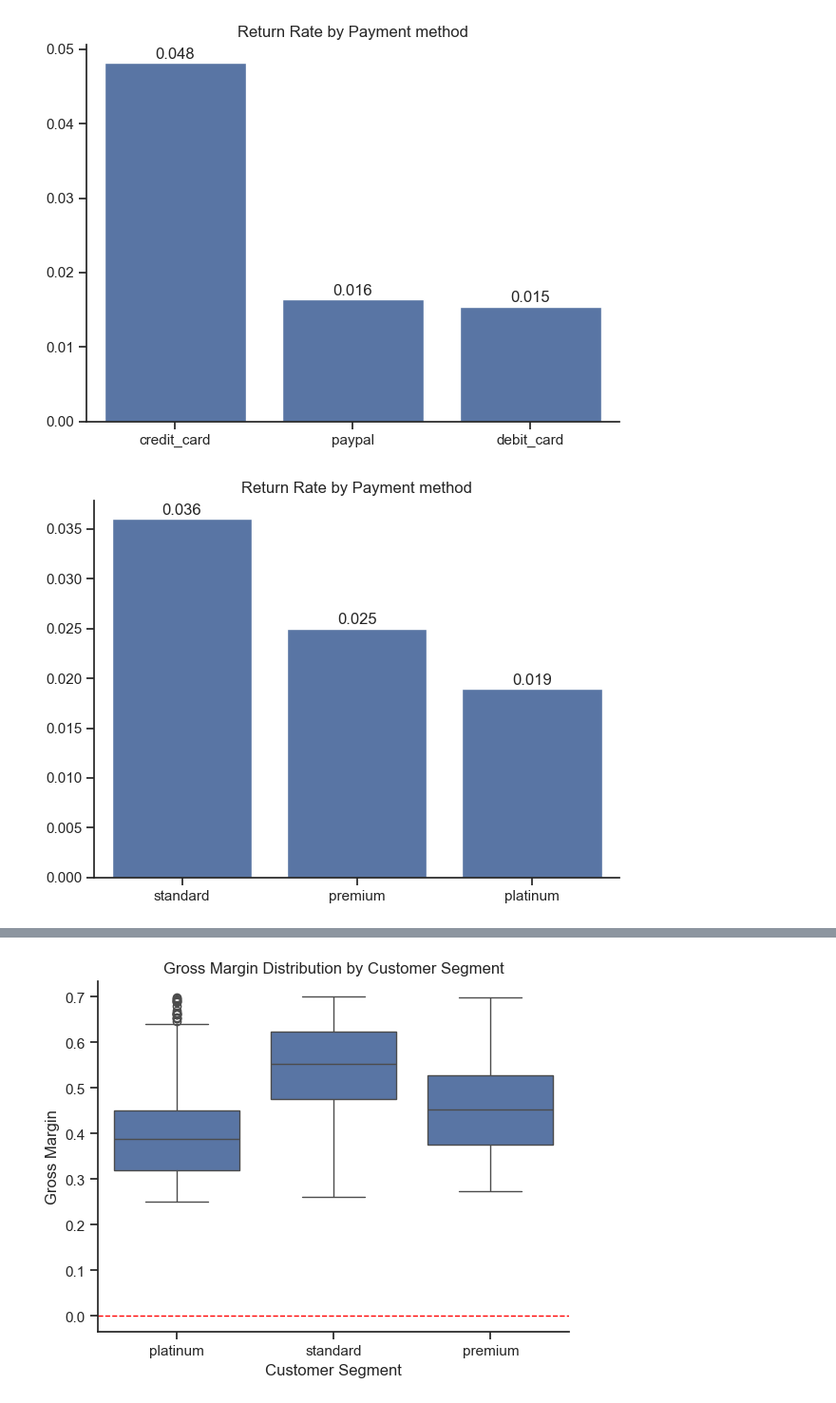
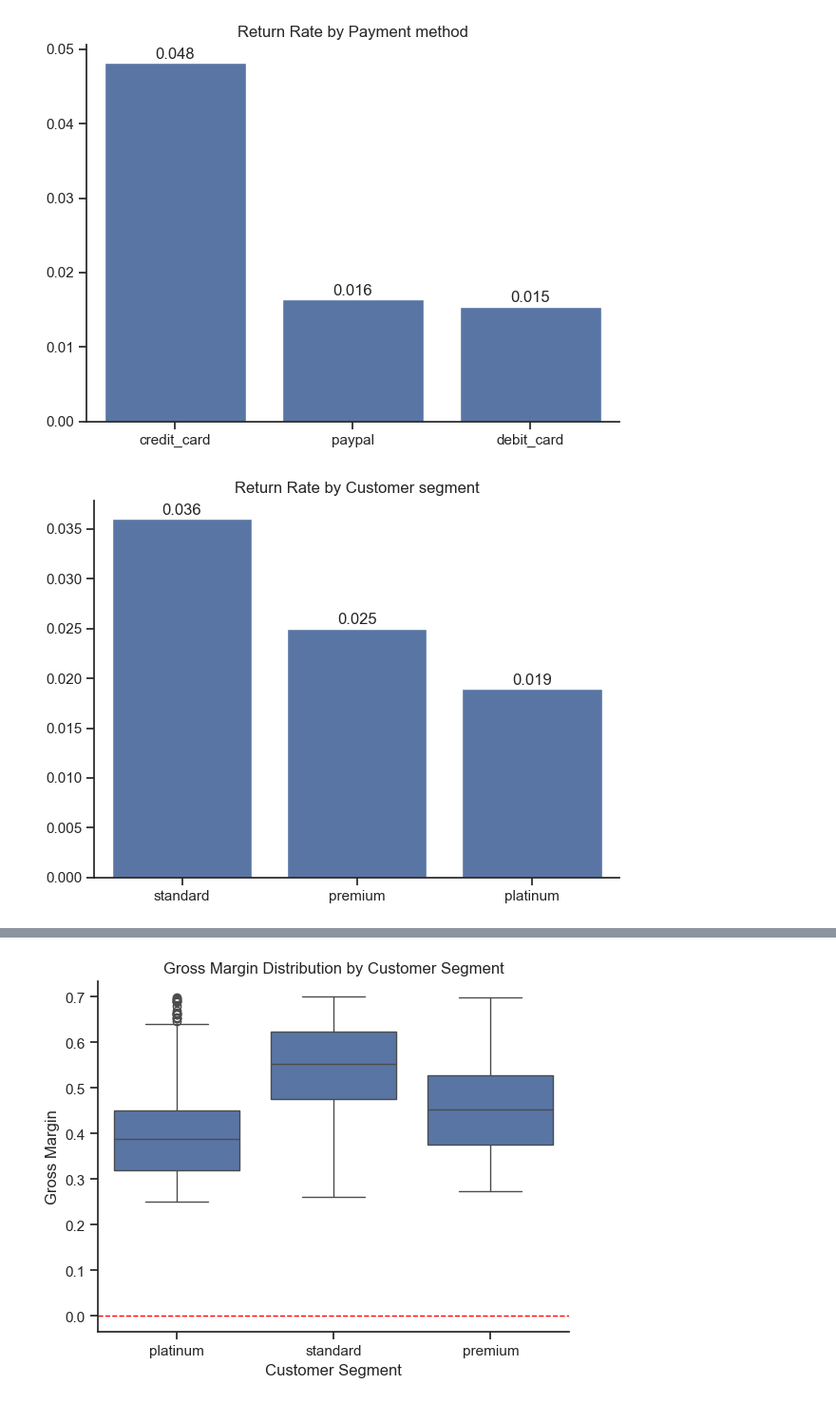
Before and after one commit to spython001/dataflow_inc_analysis, a Jupyter notebook: dtCleaning.ipynb, the cells around one changed output, grey strips where cells are left out. Shown at 95% size. Saved outputs shown, nothing was run; the diff lists cells and outputs as text; code cells hidden in the pictures.

```diff
--- a/dtCleaning.ipynb
+++ b/dtCleaning.ipynb
@@ -666,21 +667,21 @@ plt.show()
 # %%
 # 5. return rate by customer_segment
 
 df_return = df_clean.groupby('customer_segment', as_index=False)['is_return'].sum()
 df_return['return_rate'] = df_return.is_return/len(df_clean)
 df_return = df_return.sort_values(by='return_rate')[::-1]
 
 sns.set_theme(style='ticks')
 ax = sns.barplot(data=df_return, x='customer_segment', y='return_rate')
 sns.despine()
-plt.title('Return Rate by Payment method')
+plt.title('Return Rate by Customer segment')
 plt.ylabel('')
 plt.xlabel('')
 
 for container in ax.containers:
     ax.bar_label(container, fmt='%.3f', padding=1)
 
 plt.tight_layout()
 plt.show()
 # %% [output]
-[figure, old version]
+[figure, new version]
```
Also changed, not shown: parts of 3 cells of this notebook, 7 other files.
